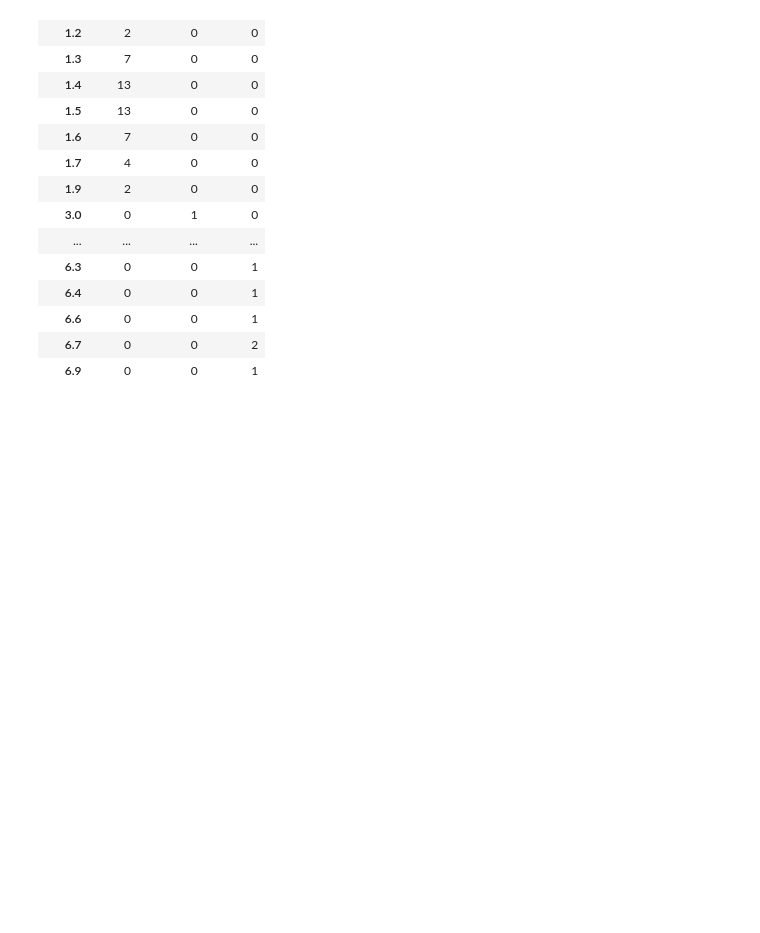
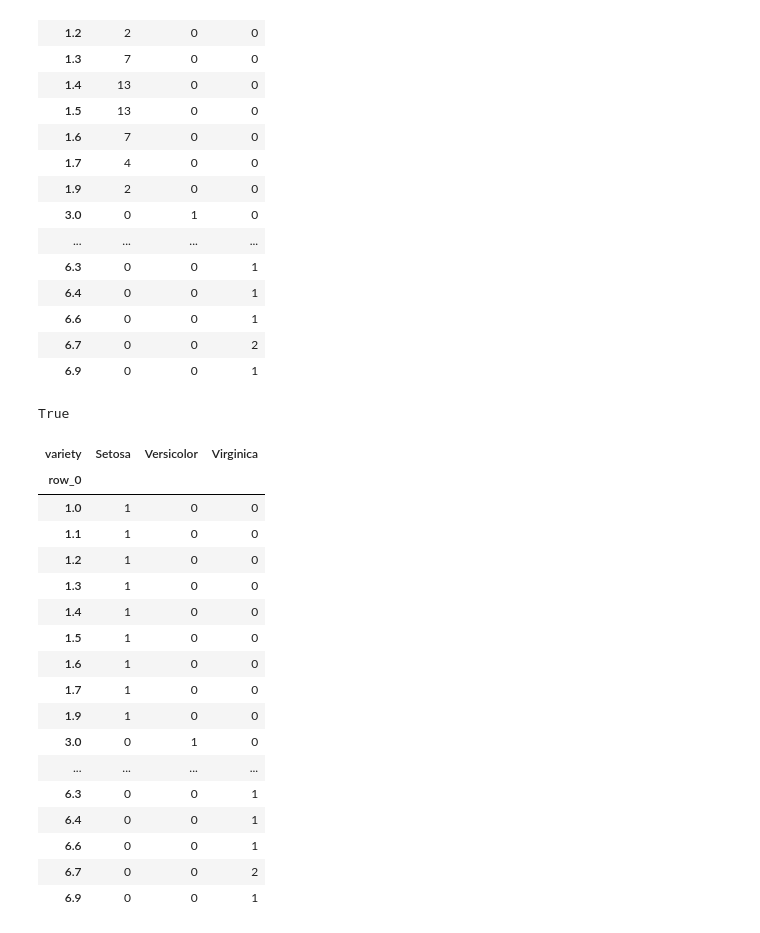
Before and after one commit to eddyguerra/Chi-2-Feature-Selection, a Jupyter notebook: Iris/iris.ipynb, the cells around one changed output. Saved outputs shown, nothing was run; the diff lists cells and outputs as text; code cells hidden in the pictures; blank space fills up the shorter version.

```diff
--- a/Iris/iris.ipynb
+++ b/Iris/iris.ipynb
@@ -174,7 +174,8 @@ X_new.shape
 # %% [output]
 (150, 1)
 # %%
-pd.crosstab(np.squeeze(X_new), np.squeeze(y))
+newgraph= pd.crosstab(np.squeeze(X_new), np.squeeze(y))
+newgraph
 # %% [output]
 | variety | Setosa | Versicolor | Virginica |
 | row_0 |  |  |  |
@@ -194,3 +195,32 @@ pd.crosstab(np.squeeze(X_new), np.squeeze(y))
 | 6.6 | 0 | 0 | 1 |
 | 6.7 | 0 | 0 | 2 |
 | 6.9 | 0 | 0 | 1 |
+# %%
+df=pd.DataFrame(newgraph)
+# %%
+hello>1
+# %% [output]
+True
+# %%
+df[['Setosa','Versicolor']].replace([1,2,3,4,5,6,7,8,9,10,11,12,13,14,15,16,17,18,19,20],1,inplace=True)
+# %%
+df
+# %% [output]
+| variety | Setosa | Versicolor | Virginica |
+| row_0 |  |  |  |
+| 1.0 | 1 | 0 | 0 |
+| 1.1 | 1 | 0 | 0 |
+| 1.2 | 1 | 0 | 0 |
+| 1.3 | 1 | 0 | 0 |
+| 1.4 | 1 | 0 | 0 |
+| 1.5 | 1 | 0 | 0 |
+| 1.6 | 1 | 0 | 0 |
+| 1.7 | 1 | 0 | 0 |
+| 1.9 | 1 | 0 | 0 |
+| 3.0 | 0 | 1 | 0 |
+| ... | ... | ... | ... |
+| 6.3 | 0 | 0 | 1 |
+| 6.4 | 0 | 0 | 1 |
+| 6.6 | 0 | 0 | 1 |
+| 6.7 | 0 | 0 | 2 |
+| 6.9 | 0 | 0 | 1 |
```
